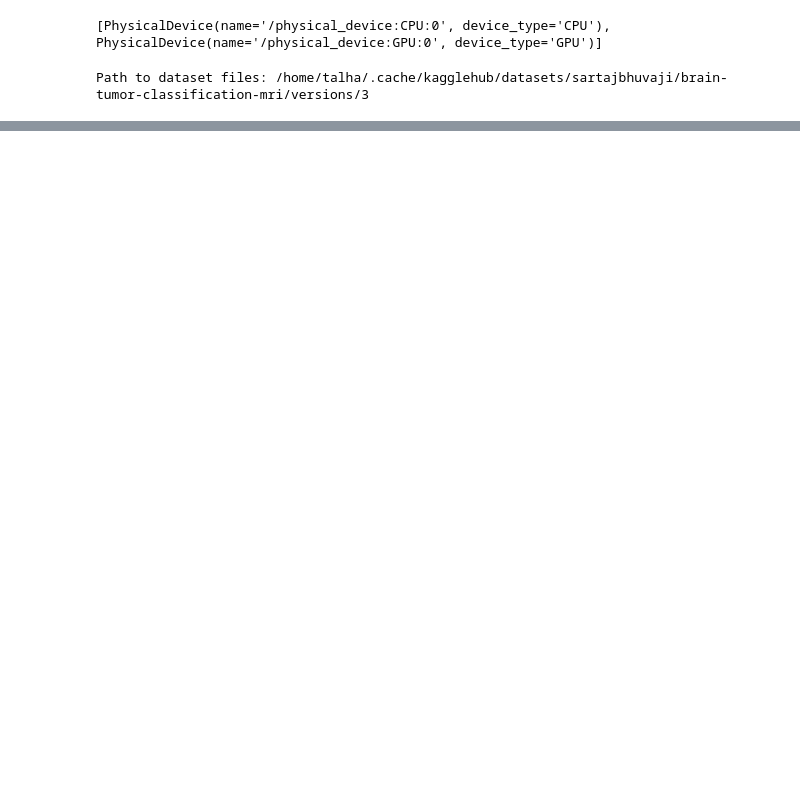
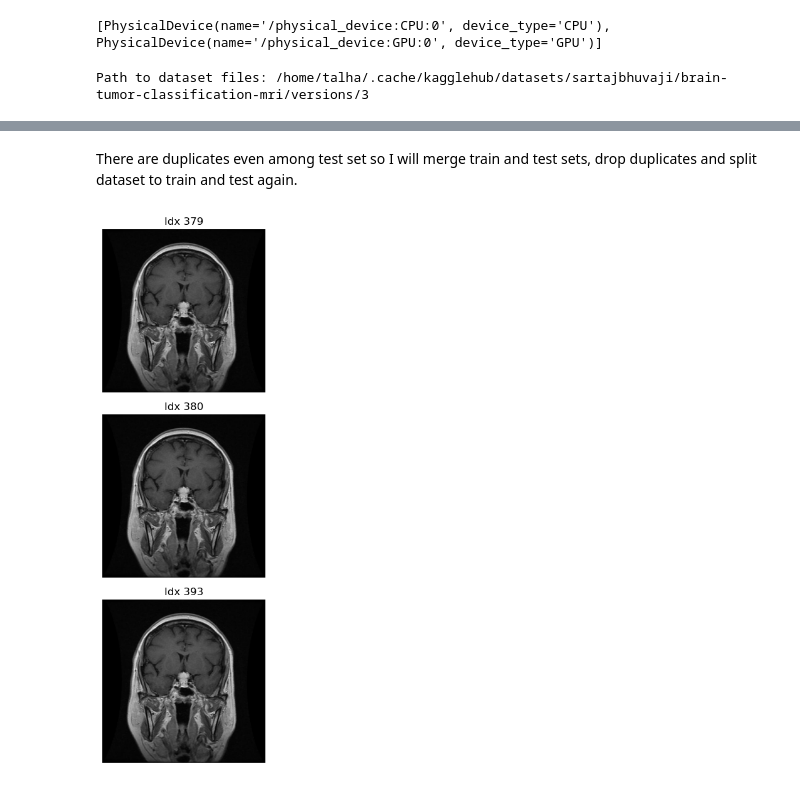
Before and after one commit to tzencirkiran/deep_learning_projects, a Jupyter notebook: brain_tumor_mri.ipynb, the cells around one changed output, grey strips where cells are left out. Cells and saved outputs as stored; diff of their text form; code cells hidden in the pictures; blank space fills up the shorter version.

```diff
--- a/brain_tumor_mri.ipynb
+++ b/brain_tumor_mri.ipynb
@@ -97,0 +110,7 @@ plt.show()
+# %%
+aux_classes_names = tf.constant(aux_classes)
+aux_class_ids = tf.range(len(aux_classes), dtype=tf.int32)
+aux_label_table = tf.lookup.StaticHashTable(
+    tf.lookup.KeyValueTensorInitializer(aux_classes_names, aux_class_ids),
+    default_value=-1
+)
@@ -97,0 +216,42 @@ plt.show()
+# %%
+def plot_images(items, test_filepaths, train_filepaths=None):
+    """
+    items: either
+      • list/ndarray of (test_idx, train_idx) tuples  → shows side-by-side columns
+      • list/ndarray of single indices or file-paths  → shows one column
+    test_filepaths, train_filepaths: lists of file paths
+    """
+    arr = np.array(items, dtype=object)
+
+    # CASE 1: you passed pairs of indices
+    if arr.ndim == 2 and arr.shape[1] == 2:
+        n = arr.shape[0]
+        fig, axes = plt.subplots(n, 2, figsize=(6, 3*n))
+        if n == 1:
+            axes = axes[np.newaxis, :]
+        for i, (ti, tr) in enumerate(arr):
+            tpath = test_filepaths[ti] if isinstance(ti, (int, np.integer)) else ti
+            xpath = train_filepaths[tr] if isinstance(tr, (int, np.integer)) else tr
+
+            axes[i,0].imshow(plt.imread(tpath)); axes[i,0].set_title(f"Test idx {ti}"); axes[i,0].axis('off')
+            axes[i,1].imshow(plt.imread(xpath)); axes[i,1].set_title(f"Train idx {tr}"); axes[i,1].axis('off')
+
+    # CASE 2: you passed a 1-D list of indices or file-paths
+    else:
+        # determine filepaths source
+        paths = train_filepaths if train_filepaths and len(items)==len(train_filepaths) else test_filepaths
+        n = len(arr)
+        fig, axes = plt.subplots(n, 1, figsize=(4, 3*n))
+        axes = np.atleast_1d(axes)
+        for i, it in enumerate(arr):
+            p = paths[it] if isinstance(it, (int, np.integer)) else it
+            axes[i].imshow(plt.imread(p)); axes[i].set_title(f"Idx {it}"); axes[i].axis('off')
+
+    plt.tight_layout()
+    plt.show()
+# %% [markdown]
+There are duplicates even among test set so I will merge train and test sets, drop duplicates and split dataset to train and test again.
+# %%
+plot_images([379,380,393], test_filepaths)
+# %% [output]
+[figure, added]
```
Also changed, not shown: parts of 27 cells of this notebook, 1 other file.
